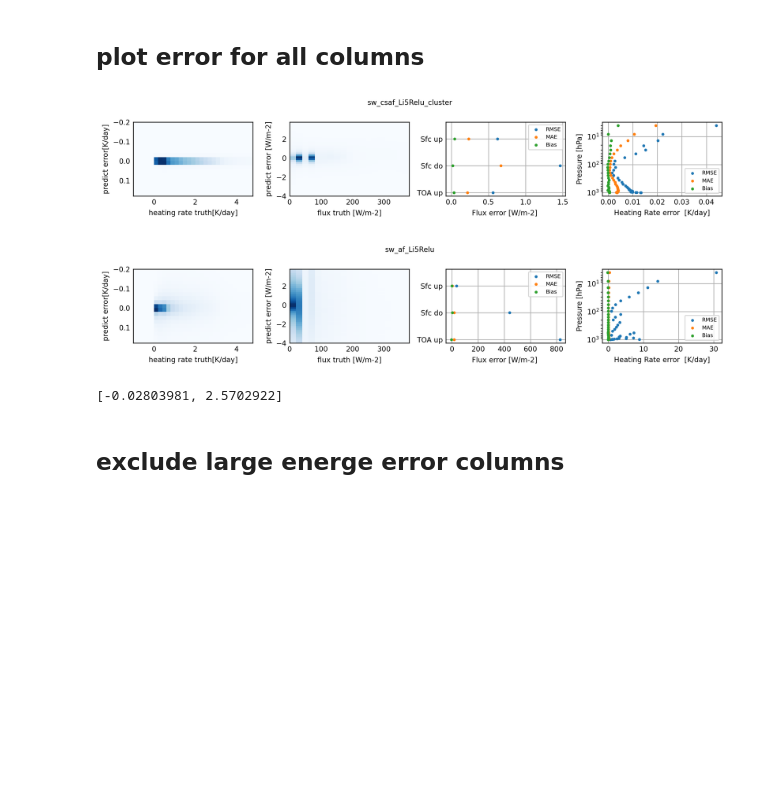
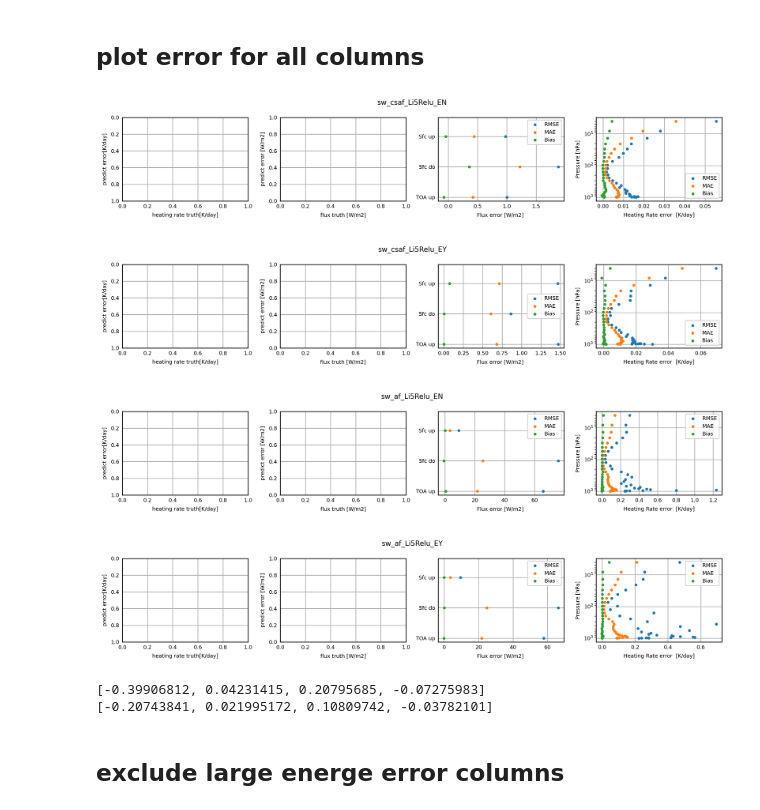
Before and after one commit to ChenggongWang/NNRTMC_AM4, a Jupyter notebook: sw_analysis_regrid_map.ipynb, the cells around one changed output. Cells and saved outputs as stored; diff of their text form; code cells hidden in the pictures; blank space fills up the shorter version.

```diff
--- a/sw_analysis_regrid_map.ipynb
+++ b/sw_analysis_regrid_map.ipynb
@@ -132,0 +137,15 @@ Wall time: 6min 57s
+# %%
+fig, axs = plt.subplots(nrows=1,ncols=4,figsize=(8,1.5),dpi=200)
+axs = axs.flatten()
+for i, mo in enumerate(Exp_name):
+    ds_plot = ds_regrid[mo]
+    var_name = 'err_eng'
+    level = np.array([-5,-1,-0.5,-0.2,0.2,0.5,1,5])
+    # if sky_cond[mo] == 'af':  level = level*2
+    ax=axs[i]
+    da = ds_plot[var_name].mean('time')
+    da.plot(ax=ax, levels=level, extend='both')
+    ax.set_title(f'{mo} \n GM err_eng: {global_mean_xarray(da).values:4.2f} W/m2')
+    ax.set(xlabel=None,ylabel=None)
+    # plt.title(mo)
+fig.tight_layout()
@@ -133,7 +154,7 @@ Wall time: 6min 57s
 # %%
 for mo in Exp_name:
-    ds_plot = ds_regrid[mo].rename({'grid_yt':'lat', 'grid_xt':'lon'})
-    fig, axs = plt.subplots(nrows=3,ncols=3,figsize=(10,6),dpi=200)
+    ds_plot = ds_regrid[mo]
+    fig, axs = plt.subplots(nrows=3,ncols=3,figsize=(8,5),dpi=200)
     axs = axs.flatten()
     var1 = ['rsut','rsds','rsus']
     level = np.arange(0,300,10)
@@ -143,7 +164,7 @@ for mo in Exp_name:
         da.plot(ax=ax, levels=level, extend='both')
         ax.set_title(f'GM: {global_mean_xarray(da).values:4.2f}')
     level = np.array([-5,-1,-0.5,-0.2,0.2,0.5,1,5])
-    if mo == 'sw_af_Li5Relu': level = level*5
+    if sky_cond[mo] == 'af':  level = level*5
     for i in range(3):
         ax=axs[i+3]
         da = ds_plot['err_'+var1[i]].mean('time')
@@ -175,10 +198,11 @@ z_lev = [ 1.      ,    4.      ,    8.186021,   13.788865,   20.917952,
         981.130665,  989.68    ,  995.9     ,  1000.     ]
 # %%
 for i, mo in enumerate(Exp_name):
-    truth = predi[mo] - error[mo]
-    RMSE = ((error[mo]**2).mean(axis=0))**0.5
-    MAE  = abs(error[mo]).mean(axis=0)
-    bias = error[mo].mean(axis=0)
+    day_ind = day_inds[mo]
+    truth = predi[mo][day_ind] - error[mo][day_ind]
+    RMSE = ((error[mo][day_ind]**2).mean(axis=0))**0.5
+    MAE  = abs(error[mo][day_ind]).mean(axis=0)
+    bias = error[mo][day_ind].mean(axis=0)
     plt.style.use('_mpl-gallery')
     fig, axs = plt.subplots(nrows=1, ncols=4, figsize=(10,2),dpi=300)
     axs=axs.flatten()
@@ -187,46 +211,50 @@ for i, mo in enumerate(Exp_name):
     ax3=axs[2] # error
     ax4=axs[3] # error
     day_ind = day_inds[mo]
-    # ax1.scatter(truth[:,3:].flatten(), bias[:,3:].flatten() , s=1)
-    ax1.hist2d(truth[day_ind,3:].flatten(), error[mo][day_ind,3:].flatten(), bins=(np.arange(-1, 5, 0.2), np.arange(-0.2, 0.2, 0.02)))
-    # ax2.scatter(truth[:,:3].flatten(), bias[:,:3].flatten() , s=1)
-    ax2.hist2d(truth[day_ind,:3].flatten(), error[mo][day_ind,:3].flatten(), bins=(np.arange(0, 400, 20), np.arange(-4, 4, 0.2)))
+    # # ax1.scatter(truth[:,3:].flatten(), bias[:,3:].flatten() , s=1)
+    # ax1.hist2d(truth[day_ind,3:].flatten(), error[mo][day_ind,3:].flatten(), bins=(np.arange(-1, 5, 0.2), np.arange(-0.2, 0.2, 0.02)))
+    # # ax2.scatter(truth[:,:3].flatten(), bias[:,:3].flatten() , s=1)
+    # ax2.hist2d(truth[day_ind,:3].flatten(), error[mo][day_ind,:3].flatten(), bins=(np.arange(0, 400, 20), np.arange(-4, 4, 0.2)))
 
     ax1.invert_yaxis()
     ax1.set_xlabel('heating rate truth[K/day]')
     ax1.set_ylabel('predict error[K/day]')
-    ax2.set_xlabel('flux truth [W/m-2]')
-    ax2.set_ylabel('predict error [W/m-2]')
+    ax2.set_xlabel('flux truth [W/m2]')
+    ax2.set_ylabel('predict error [W/m2]')
 
     ax3.scatter(RMSE[:3], np.arange(3),  s=5, label='RMSE')
     ax3.scatter(MAE [:3], np.arange(3),  s=5, label='MAE')
     ax3.scatter(bias[:3], np.arange(3),  s=5, label='Bias')
     ax3.plot([0,0],[0,2.5],c='k',linewidth = 0.5, zorder=0)
     ax3.set_yticks([0,1,2], labels=[ 'TOA up','Sfc do','Sfc up',])
     ax3.legend(fontsize=6)
-    ax3.set_xlabel('Flux error [W/m-2] ')
+    ax3.set_xlabel('Flux error [W/m2] ')
 #     ax3.set_xlim([-0.1,1.2])
 
     ax4.scatter(RMSE[3:]  , z_lev[1:],  s=5, label='RMSE')
     ax4.scatter(MAE [3:]  , z_lev[1:],  s=5, label='MAE')
     ax4.scatter(bias[3:]  , z_lev[1:],  s=5, label='Bias')
     ax4.plot([0,0],[0,1e3],c='k',linewidth = 0.5, zorder=0)
     ax4.legend(fontsize=6)
     ax4.invert_yaxis()
     ax4.set_yscale('log')
 #     ax4.set_xlim([-0.04,0.4])
     ax4.set_xlabel('Heating Rate error  [K/day]')
     ax4.set_ylabel('Pressure [hPa]')
     plt.suptitle(mo,fontsize=8)
     fig.tight_layout()
     fig.show()
 # %% [output]
-[figure, old version]
+[figure, new version]
-[figure, old version]
+[figure, new version]
+[figure, added]
+[figure, added]
 # %%
-[eng_err[mo].mean() for mo in Exp_name]
+print([eng_err[mo][day_inds[mo]].mean() for mo in Exp_name])
+print([eng_err[mo].mean() for mo in Exp_name])
 # %% [output]
-[-0.02803981, 2.5702922]
+[-0.39906812, 0.04231415, 0.20795685, -0.07275983]
+[-0.20743841, 0.021995172, 0.10809742, -0.03782101]
 # %% [markdown]
 ## exclude large energe error columns
 # %%
```
Also changed, not shown: parts of 14 cells of this notebook.
